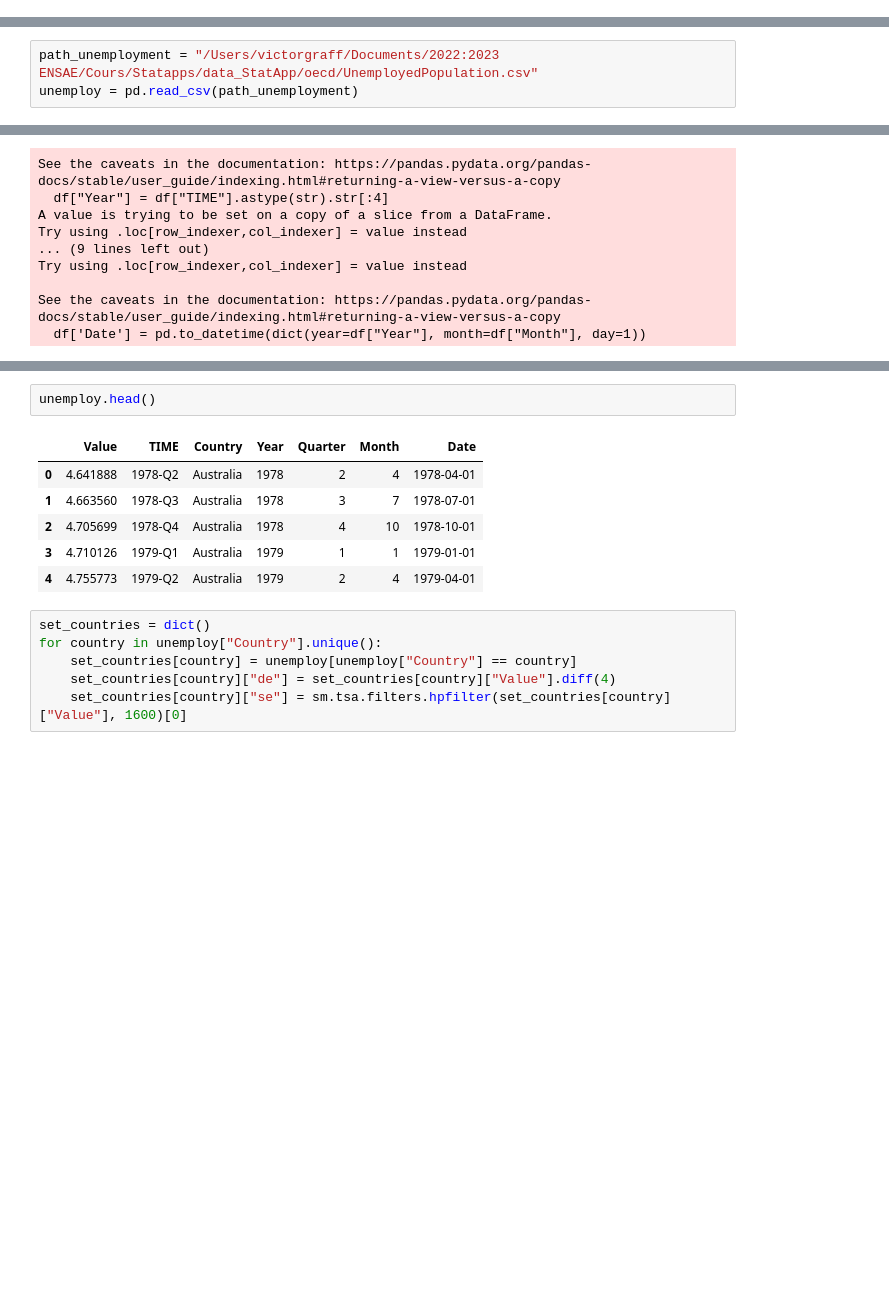
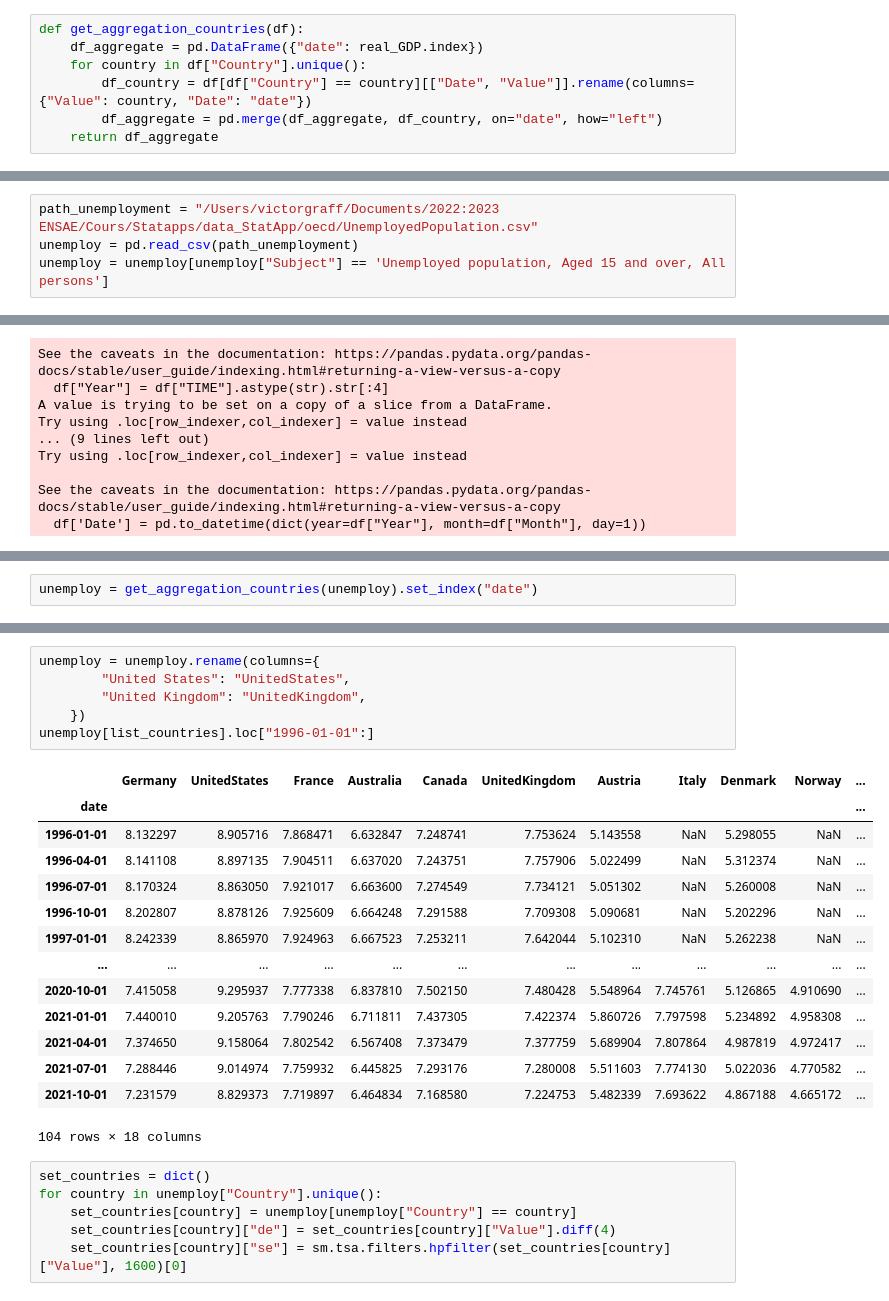
Before and after one commit to graffv/Statapp-Macroeconomie, a Jupyter notebook: Frankel Rose reproduction Data processing.ipynb, the cells around one changed output, grey strips where cells are left out. Saved outputs shown, nothing was run; the diff lists cells and outputs as text; blank space fills up the shorter version.

Commit message:
Add files via upload
Added quarterly aggregation + scatter plot to compare FR data and processed data

```diff
--- a/Frankel Rose reproduction Data processing.ipynb
+++ b/Frankel Rose reproduction Data processing.ipynb
@@ -361,0 +384,7 @@ min_available_year[min_available_year["Year"].astype(int) <= 1960]
+# %%
+def get_aggregation_countries(df):
+    df_aggregate = pd.DataFrame({"date": real_GDP.index})
+    for country in df["Country"].unique():
+        df_country = df[df["Country"] == country][["Date", "Value"]].rename(columns={"Value": country, "Date": "date"})
+        df_aggregate = pd.merge(df_aggregate, df_country, on="date", how="left")
+    return df_aggregate
@@ -364,6 +395,7 @@ min_available_year[min_available_year["Year"].astype(int) <= 1960]
 # %%
 path_unemployment = "/Users/victorgraff/Documents/2022:2023 ENSAE/Cours/Statapps/data_StatApp/oecd/UnemployedPopulation.csv"
 unemploy = pd.read_csv(path_unemployment)
+unemploy = unemploy[unemploy["Subject"] == 'Unemployed population, Aged 15 and over, All persons']
 # %%
 unemploy = process_concept_data(unemploy)
 # %% [output]
@@ -398,0 +419,2 @@ min_available_year_unemp[min_available_year_unemp["Year"].astype(int) <= 1959]
+# %%
+unemploy = get_aggregation_countries(unemploy).set_index("date")
@@ -399,12 +431,24 @@ min_available_year_unemp[min_available_year_unemp["Year"].astype(int) <= 1959]
 # %%
-unemploy.head()
+unemploy = unemploy.rename(columns={
+        "United States": "UnitedStates",
+        "United Kingdom": "UnitedKingdom",
+    })
+unemploy[list_countries].loc["1996-01-01":]
 # %% [output]
-|  | Value | TIME | Country | Year | Quarter | Month | Date |
-| 0 | 4.641888 | 1978-Q2 | Australia | 1978 | 2 | 4 | 1978-04-01 |
-| 1 | 4.663560 | 1978-Q3 | Australia | 1978 | 3 | 7 | 1978-07-01 |
-| 2 | 4.705699 | 1978-Q4 | Australia | 1978 | 4 | 10 | 1978-10-01 |
-| 3 | 4.710126 | 1979-Q1 | Australia | 1979 | 1 | 1 | 1979-01-01 |
-| 4 | 4.755773 | 1979-Q2 | Australia | 1979 | 2 | 4 | 1979-04-01 |
+|  | Germany | UnitedStates | France | Australia | Canada | UnitedKingdom | Austria | Italy | Denmark | Norway | ... |
+| date |  |  |  |  |  |  |  |  |  |  | ... |
+| 1996-01-01 | 8.132297 | 8.905716 | 7.868471 | 6.632847 | 7.248741 | 7.753624 | 5.143558 | NaN | 5.298055 | NaN | ... |
+| 1996-04-01 | 8.141108 | 8.897135 | 7.904511 | 6.637020 | 7.243751 | 7.757906 | 5.022499 | NaN | 5.312374 | NaN | ... |
+| 1996-07-01 | 8.170324 | 8.863050 | 7.921017 | 6.663600 | 7.274549 | 7.734121 | 5.051302 | NaN | 5.260008 | NaN | ... |
+| 1996-10-01 | 8.202807 | 8.878126 | 7.925609 | 6.664248 | 7.291588 | 7.709308 | 5.090681 | NaN | 5.202296 | NaN | ... |
+| 1997-01-01 | 8.242339 | 8.865970 | 7.924963 | 6.667523 | 7.253211 | 7.642044 | 5.102310 | NaN | 5.262238 | NaN | ... |
+| ... | ... | ... | ... | ... | ... | ... | ... | ... | ... | ... | ... |
+| 2020-10-01 | 7.415058 | 9.295937 | 7.777338 | 6.837810 | 7.502150 | 7.480428 | 5.548964 | 7.745761 | 5.126865 | 4.910690 | ... |
+| 2021-01-01 | 7.440010 | 9.205763 | 7.790246 | 6.711811 | 7.437305 | 7.422374 | 5.860726 | 7.797598 | 5.234892 | 4.958308 | ... |
+| 2021-04-01 | 7.374650 | 9.158064 | 7.802542 | 6.567408 | 7.373479 | 7.377759 | 5.689904 | 7.807864 | 4.987819 | 4.972417 | ... |
+| 2021-07-01 | 7.288446 | 9.014974 | 7.759932 | 6.445825 | 7.293176 | 7.280008 | 5.511603 | 7.774130 | 5.022036 | 4.770582 | ... |
+| 2021-10-01 | 7.231579 | 8.829373 | 7.719897 | 6.464834 | 7.168580 | 7.224753 | 5.482339 | 7.693622 | 4.867188 | 4.665172 | ... |
+104 rows × 18 columns
 # %%
 set_countries = dict()
 for country in unemploy["Country"].unique():
```
Also changed, not shown: parts of 24 cells of this notebook.
